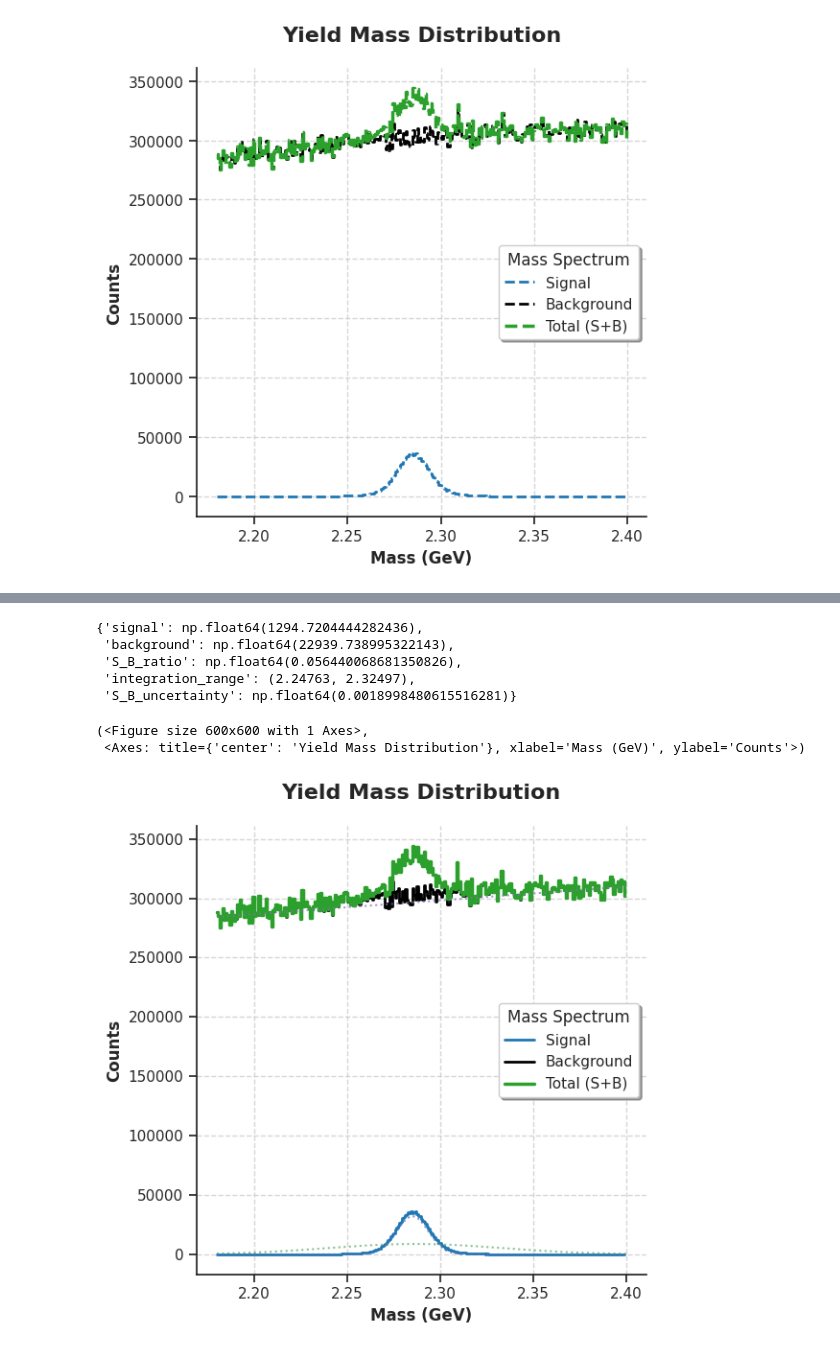
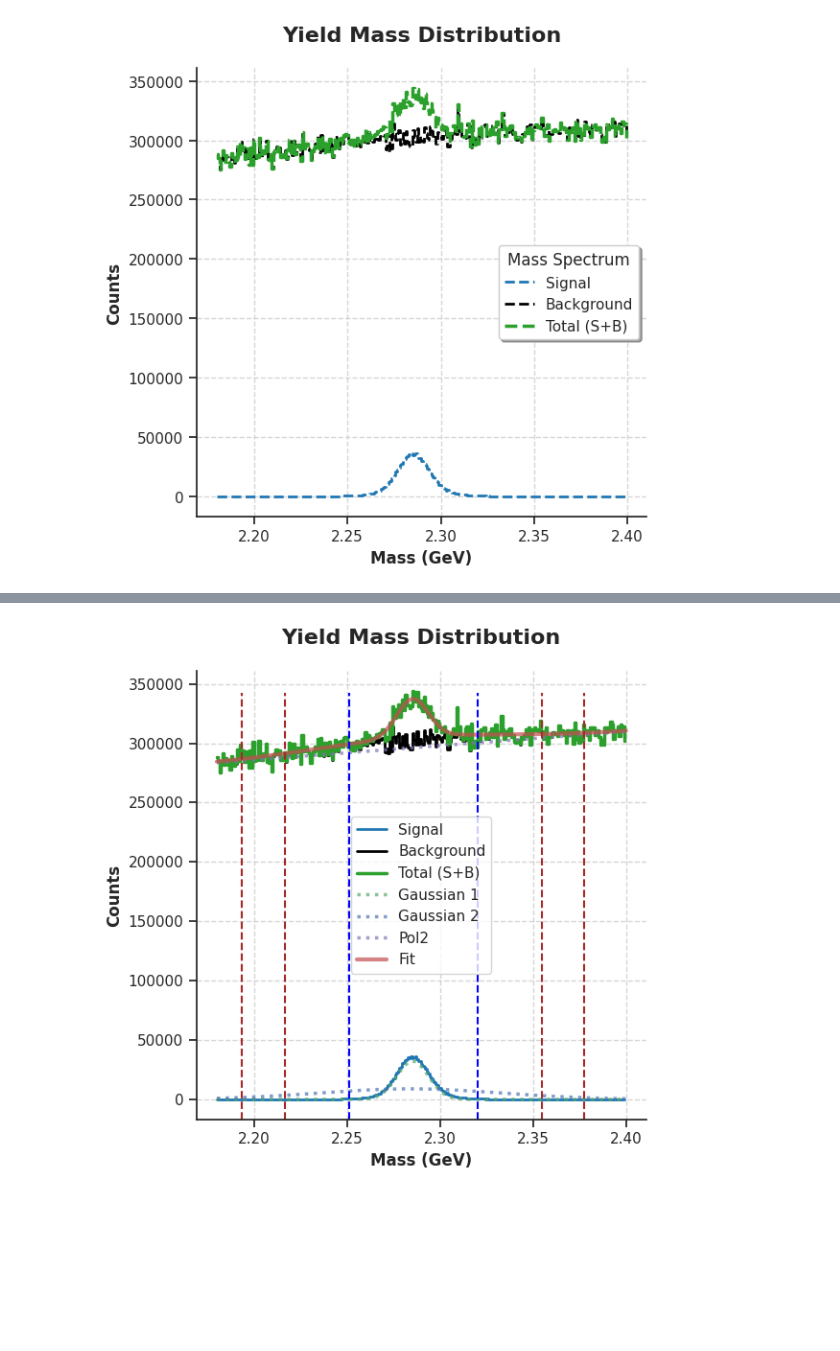
Before and after one commit to ArtSmirnovCH/SPD-Lc-pKpi-27, a Jupyter notebook: analysis_notebooks/supporting analysis/TSSA.ipynb, the cells around one changed output, grey strips where cells are left out. Drawn from its saved outputs; the diff is of its cells as text; code cells hidden in the pictures; blank space fills up the shorter version.

Commit message:
update fit + TSSA

```diff
--- a/analysis_notebooks/supporting analysis/TSSA.ipynb
+++ b/analysis_notebooks/supporting analysis/TSSA.ipynb
@@ -86,6 +97,16 @@ total_heights, total_heights_errors, sig_heights, sig_heights_errors, bg_heights
     gev_per_bin=0.000773
 )
 # %%
+# xf_limits = [0.2, 0.4]
+# phi_limit = [0., np.pi / 6]
+#
+# mask = (phi_limit[0] < proc_df['phi_angle']) & (proc_df['phi_angle'] < phi_limit[1])
+# mask &= (xf_limits[0] < proc_df['xF']) & (proc_df['xF'] < xf_limits[1])
+
+sig_mass_distr = proc_df.loc[(proc_df['tag'] == 'Sig'), 'mass_Lc']
+bg_mass_distr = proc_df.loc[(proc_df['tag'] == 'Bg'), 'mass_Lc']
+
+
 total_spectrum(
     sig_mass_distr=sig_mass_distr,
     bg_mass_distr=bg_mass_distr,
@@ -111,18 +132,3 @@ with open("/home/ome123/Рабочий стол/SPD/SPD_Lc_pKpi_27/Data/combined
-# %%
-stat_data = calculate_sb_ratio_2gauss_pol2(
-    fit_result[0]['params'],
-    bin_edges,
-    cov_matrix=fit_result[0]['cov_matrix'],
-    mass_interval=CFG.mass_interval
-)
-
-stat_data
-# %% [output]
-{'signal': np.float64(1294.7204444282436),
- 'background': np.float64(22939.738995322143),
- 'S_B_ratio': np.float64(0.056440068681350826),
- 'integration_range': (2.24763, 2.32497),
- 'S_B_uncertainty': np.float64(0.0018998480615516281)}
 # %%
 # mean = 2.2856
 
@@ -156,22 +162,33 @@ stat_data
 # %%
-[left_left_bg, left_right_bg, left_sif, right_sig, right_left_bg, right_right_bg]
+mean = 2.2856
+sigma = 0.023
+
+borders_pos = [
+    mean - 4 * sigma,
+    mean - 3 * sigma,
+    mean - 1.5 * sigma,
+    mean + 1.5 * sigma,
+    mean + 3 * sigma,
+    mean + 4 * sigma
+]
 
 tssa_plot(
     sig_mass_distr=sig_mass_distr,
     bg_mass_distr=bg_mass_distr,
     have_sig_events=CFG.have_sig_events_1,
     have_bg_events=CFG.have_bg_events_1,
+    borders_pos=borders_pos,
     fit_params=fit_result[0]['params'],
     sig_eff=sig_eff,
     bg_eff=bg_eff,
     mass_interval=(proc_mass_min, proc_mass_max),
     gev_per_bin=0.000773,  # (2.32497 - 2.24763) / 100
     log_y=False,
     total=True,
     only_total=False,
     line_style='-'
 )
+
+plt.savefig(f'/home/ome123/Рабочий стол/SPD/SPD_Lc_pKpi_27/plots/TSSA_areas_plot.pdf')
 # %% [output]
-(<Figure size 600x600 with 1 Axes>,
- <Axes: title={'center': 'Yield Mass Distribution'}, xlabel='Mass (GeV)', ylabel='Counts'>)
-[figure, old version]
+[figure, new version]
```
Also changed, not shown: parts of 9 cells of this notebook, 10 other files.
